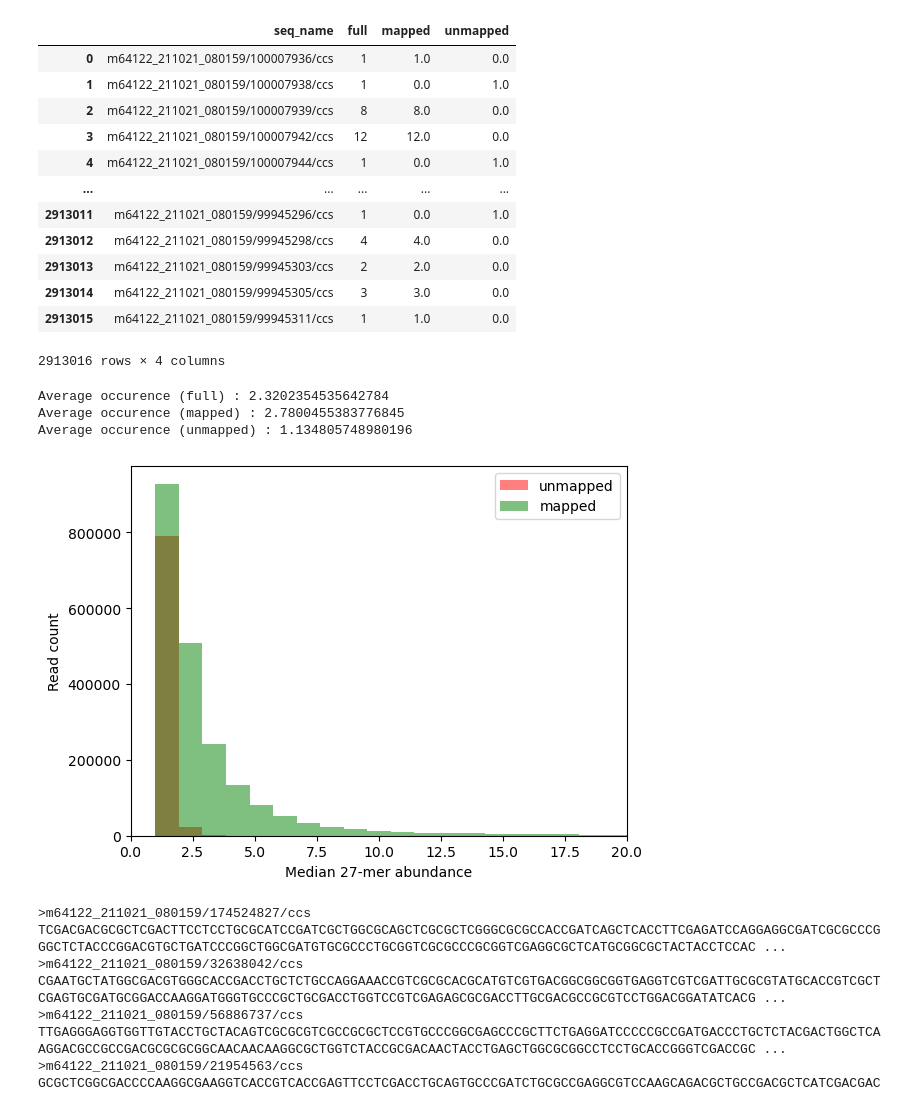
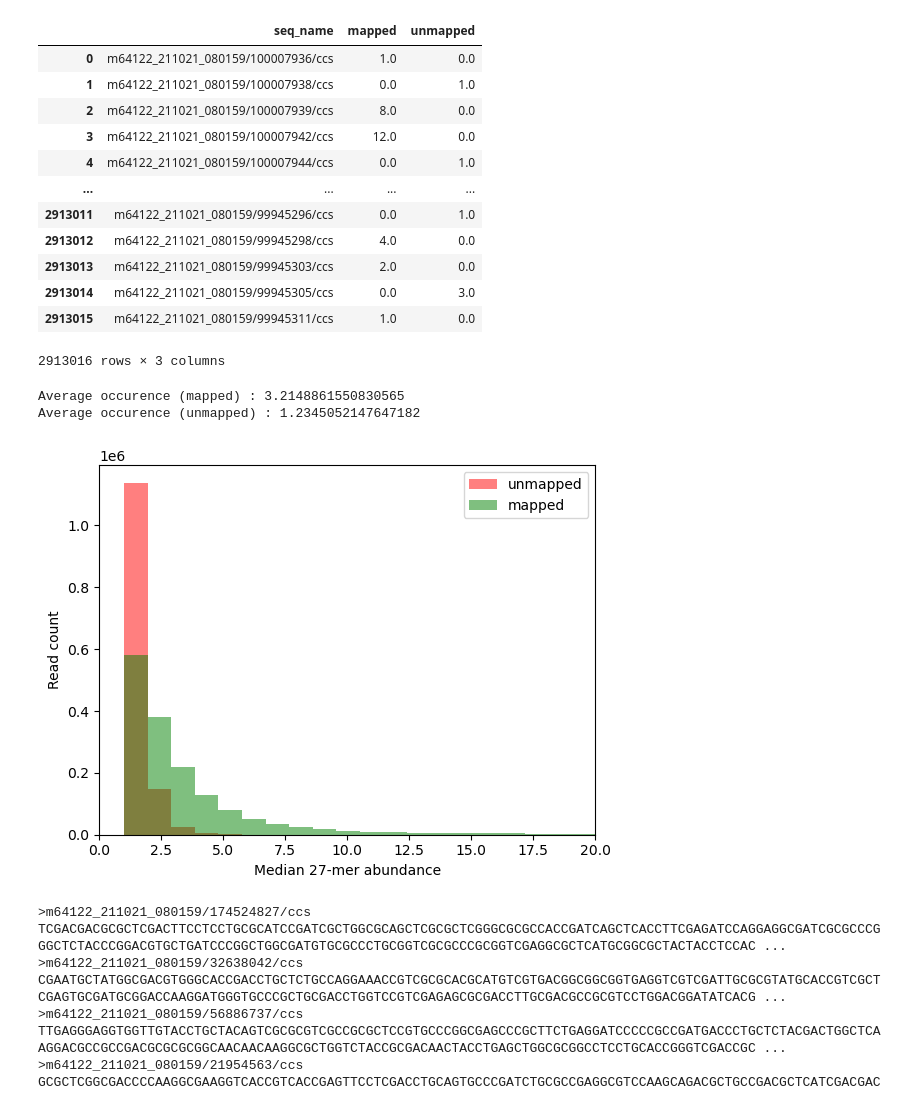
Before and after one commit to Nimauric/Mapler, a Jupyter notebook: data_visualisation/kat.ipynb, the cells around one changed output. Cells and saved outputs as stored; diff of their text form; code cells hidden in the pictures.

```diff
--- a/data_visualisation/kat.ipynb
+++ b/data_visualisation/kat.ipynb
@@ -13,9 +13,9 @@ import matplotlib.scale as scl
 from Bio import SeqIO
 from Bio.SeqIO.QualityIO import FastqGeneralIterator
 # %%
-path_prefix = "../outputs/salad-irg/metaMDBG/kat/"
-fastq_path="../outputs/salad-irg/metaMDBG/unmapped_reads.fastq"
-samples = ["full", "mapped", "unmapped"]
+path_prefix = "../outputs/salad-irg/test-cluster/kat/"
+fastq_path="../outputs/salad-irg/test-cluster/unmapped_reads.fastq"
+samples = ["mapped", "unmapped"] #"full",
 
 
 median_occurence = None
@@ -34,46 +34,45 @@ for s in samples :
 median_occurence = median_occurence.fillna(0)
 median_occurence
 # %% [output]
-|  | seq_name | full | mapped | unmapped |
-| 0 | m64122_211021_080159/100007936/ccs | 1 | 1.0 | 0.0 |
-| 1 | m64122_211021_080159/100007938/ccs | 1 | 0.0 | 1.0 |
-| 2 | m64122_211021_080159/100007939/ccs | 8 | 8.0 | 0.0 |
-| 3 | m64122_211021_080159/100007942/ccs | 12 | 12.0 | 0.0 |
-| 4 | m64122_211021_080159/100007944/ccs | 1 | 0.0 | 1.0 |
-| ... | ... | ... | ... | ... |
-| 2913011 | m64122_211021_080159/99945296/ccs | 1 | 0.0 | 1.0 |
-| 2913012 | m64122_211021_080159/99945298/ccs | 4 | 4.0 | 0.0 |
-| 2913013 | m64122_211021_080159/99945303/ccs | 2 | 2.0 | 0.0 |
-| 2913014 | m64122_211021_080159/99945305/ccs | 3 | 3.0 | 0.0 |
-| 2913015 | m64122_211021_080159/99945311/ccs | 1 | 1.0 | 0.0 |
+|  | seq_name | mapped | unmapped |
+| 0 | m64122_211021_080159/100007936/ccs | 1.0 | 0.0 |
+| 1 | m64122_211021_080159/100007938/ccs | 0.0 | 1.0 |
+| 2 | m64122_211021_080159/100007939/ccs | 8.0 | 0.0 |
+| 3 | m64122_211021_080159/100007942/ccs | 12.0 | 0.0 |
+| 4 | m64122_211021_080159/100007944/ccs | 0.0 | 1.0 |
+| ... | ... | ... | ... |
+| 2913011 | m64122_211021_080159/99945296/ccs | 0.0 | 1.0 |
+| 2913012 | m64122_211021_080159/99945298/ccs | 4.0 | 0.0 |
+| 2913013 | m64122_211021_080159/99945303/ccs | 2.0 | 0.0 |
+| 2913014 | m64122_211021_080159/99945305/ccs | 0.0 | 3.0 |
+| 2913015 | m64122_211021_080159/99945311/ccs | 1.0 | 0.0 |
-2913016 rows × 4 columns
+2913016 rows × 3 columns
 # %%
-print("Average occurence (full) :", median_occurence["full"].mean())
+#print("Average occurence (full) :", median_occurence["full"].mean())
 print("Average occurence (mapped) :", median_occurence[median_occurence["mapped"] > 0]["mapped"].mean())
 print("Average occurence (unmapped) :", median_occurence[median_occurence["unmapped"] > 0]["unmapped"].mean())
 # %% [output]
-Average occurence (full) : 2.3202354535642784
-Average occurence (mapped) : 2.7800455383776845
-Average occurence (unmapped) : 1.134805748980196
+Average occurence (mapped) : 3.2148861550830565
+Average occurence (unmapped) : 1.2345052147647182
 # %%
 ### Compare the distributions
 #plt.yscale('log')
-xlim = median_occurence["full"].max()
+xlim = median_occurence["mapped"].max()
 xlim = 20
 density = False
 plt.xlim(right=xlim)
 bins=20
 #plt.hist(median_occurence["full"], label="full", bins=bins, color='black')
 _, bins, _  = plt.hist(median_occurence["unmapped"], label="unmapped", alpha=0.5, color='red', bins=bins, range=(1, xlim), density=density )
 plt.hist(median_occurence["mapped"], label="mapped", alpha=0.5, color='green', bins=bins, range=(1,xlim), density=density )
 
 
 plt.legend(loc='upper right')
 plt.xlabel("Median 27-mer abundance")
 plt.ylabel("Read count")
 plt.show()
 # %% [output]
-[figure, old version]
+[figure, new version]
 # %%
 
 
```
Also changed, not shown: 24 other files.
